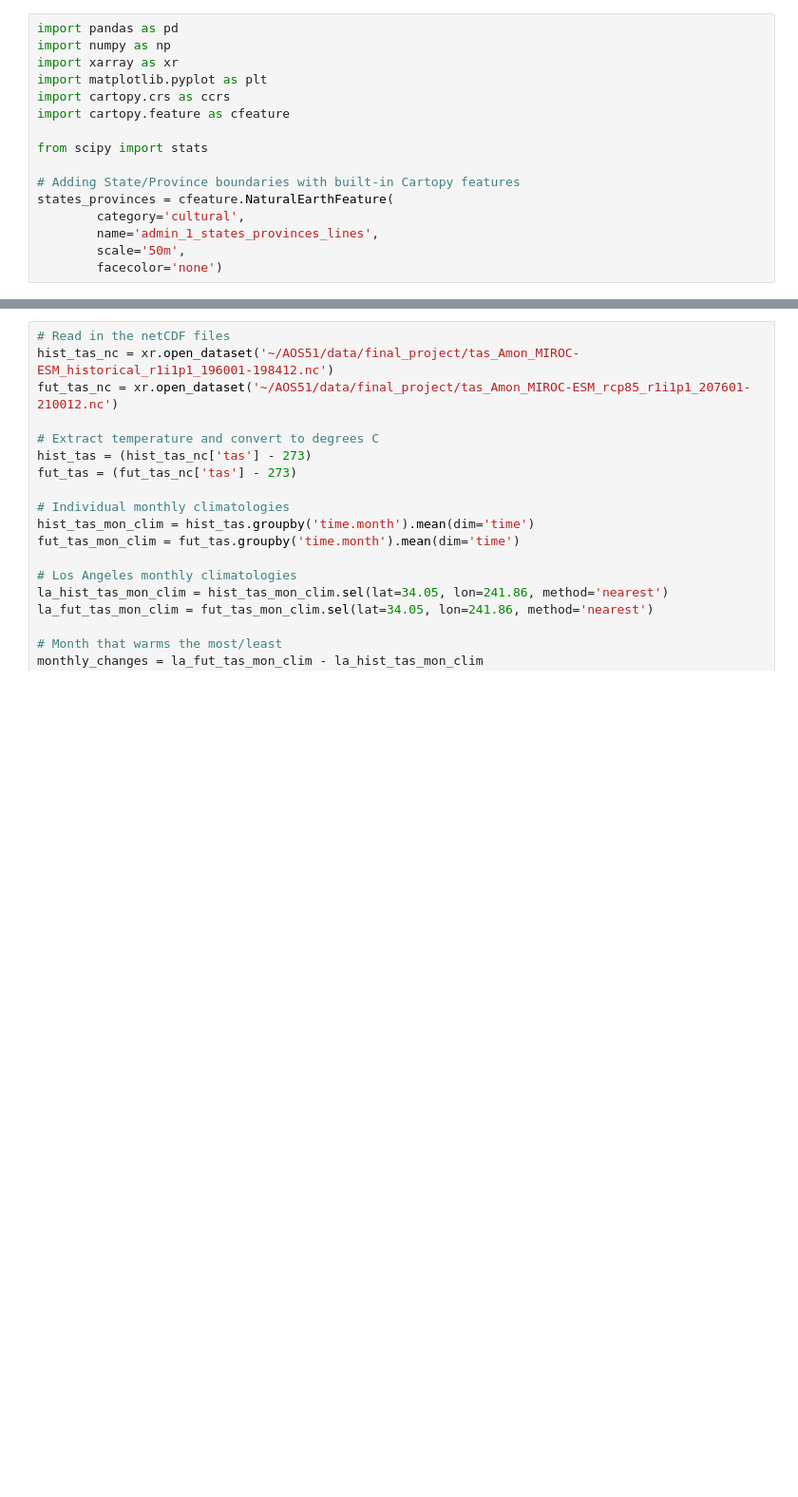
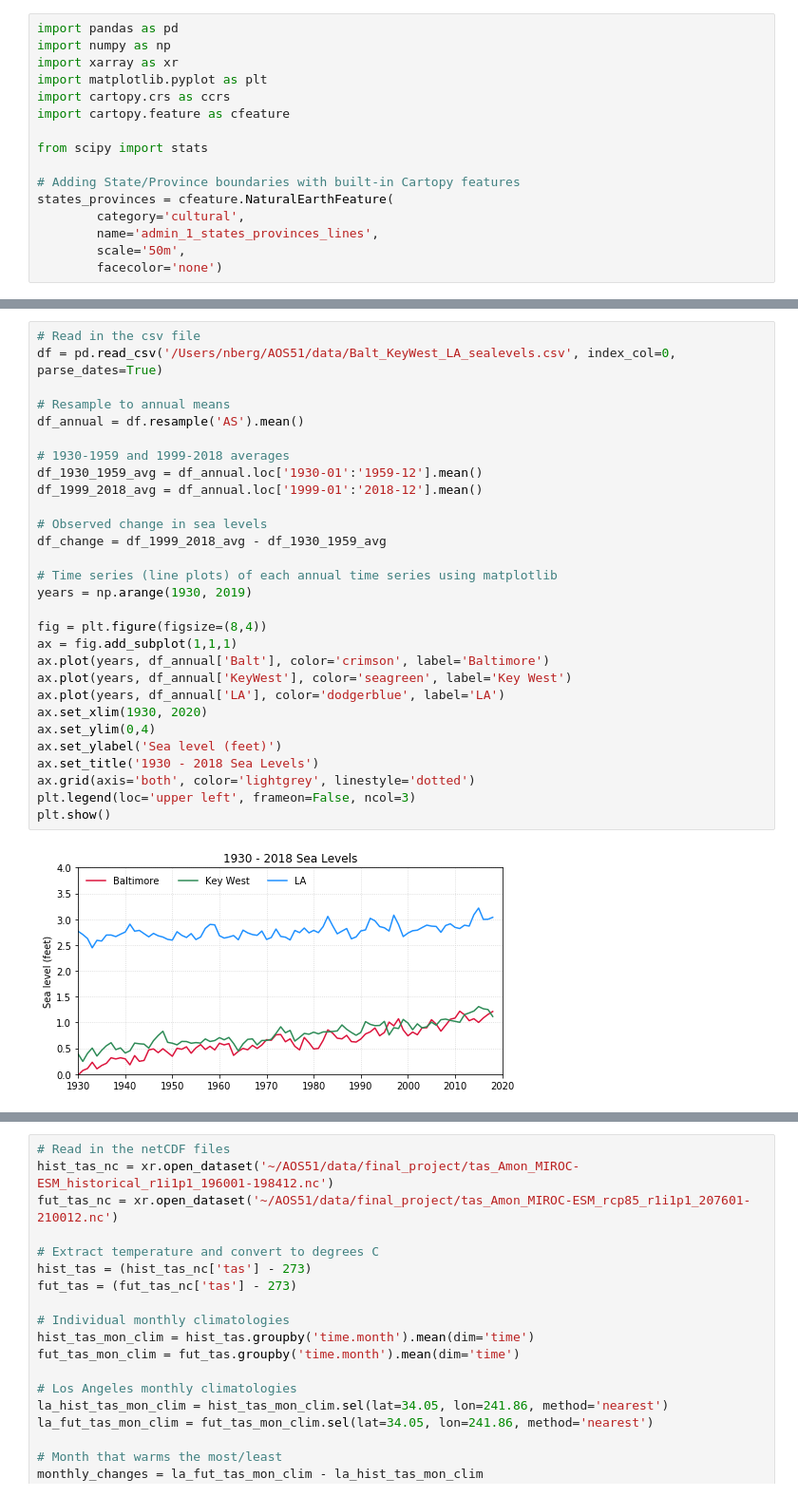
Before and after one commit to neil-berg/climate-data-analyses, a Jupyter notebook: assignments/AOS51_2019W_Final_KEY.ipynb, the cells around one changed output, grey strips where cells are left out. Shown: that part at 95% size. Drawn from its saved outputs; the diff is of its cells as text; blank space fills up the shorter version.

```diff
--- a/assignments/AOS51_2019W_Final_KEY.ipynb
+++ b/assignments/AOS51_2019W_Final_KEY.ipynb
@@ -182,0 +64,31 @@ plt.show()
+# %%
+# Read in the csv file
+df = pd.read_csv('/Users/nberg/AOS51/data/Balt_KeyWest_LA_sealevels.csv', index_col=0, parse_dates=True)
+
+# Resample to annual means
+df_annual = df.resample('AS').mean()
+
+# 1930-1959 and 1999-2018 averages
+df_1930_1959_avg = df_annual.loc['1930-01':'1959-12'].mean()
+df_1999_2018_avg = df_annual.loc['1999-01':'2018-12'].mean()
+
+# Observed change in sea levels
+df_change = df_1999_2018_avg - df_1930_1959_avg
+
+# Time series (line plots) of each annual time series using matplotlib
+years = np.arange(1930, 2019)
+
+fig = plt.figure(figsize=(8,4))
+ax = fig.add_subplot(1,1,1)
+ax.plot(years, df_annual['Balt'], color='crimson', label='Baltimore')
+ax.plot(years, df_annual['KeyWest'], color='seagreen', label='Key West')
+ax.plot(years, df_annual['LA'], color='dodgerblue', label='LA')
+ax.set_xlim(1930, 2020)
+ax.set_ylim(0,4)
+ax.set_ylabel('Sea level (feet)')
+ax.set_title('1930 - 2018 Sea Levels')
+ax.grid(axis='both', color='lightgrey', linestyle='dotted')
+plt.legend(loc='upper left', frameon=False, ncol=3)
+plt.show()
+# %% [output]
+[figure, added]
```
Also changed, not shown: parts of 25 cells of this notebook.
